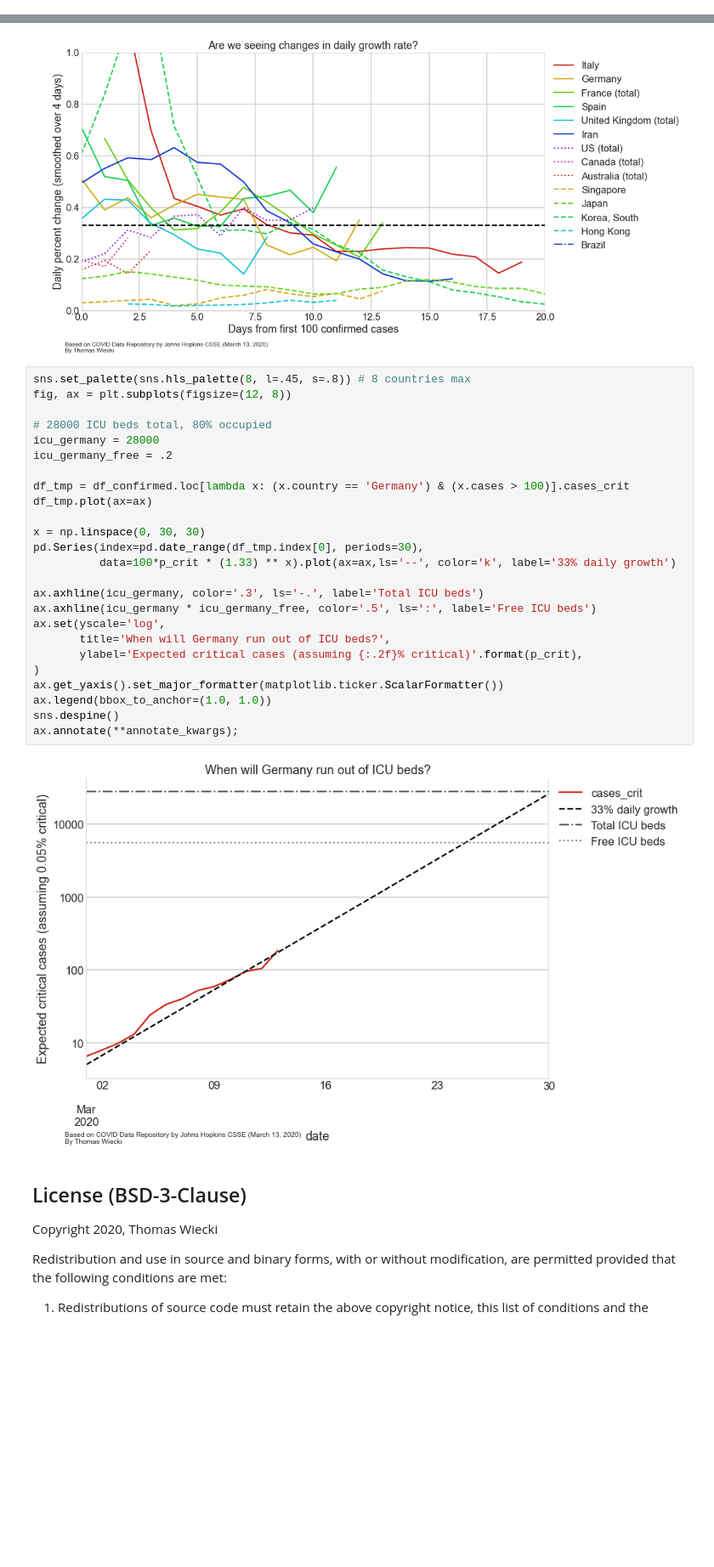
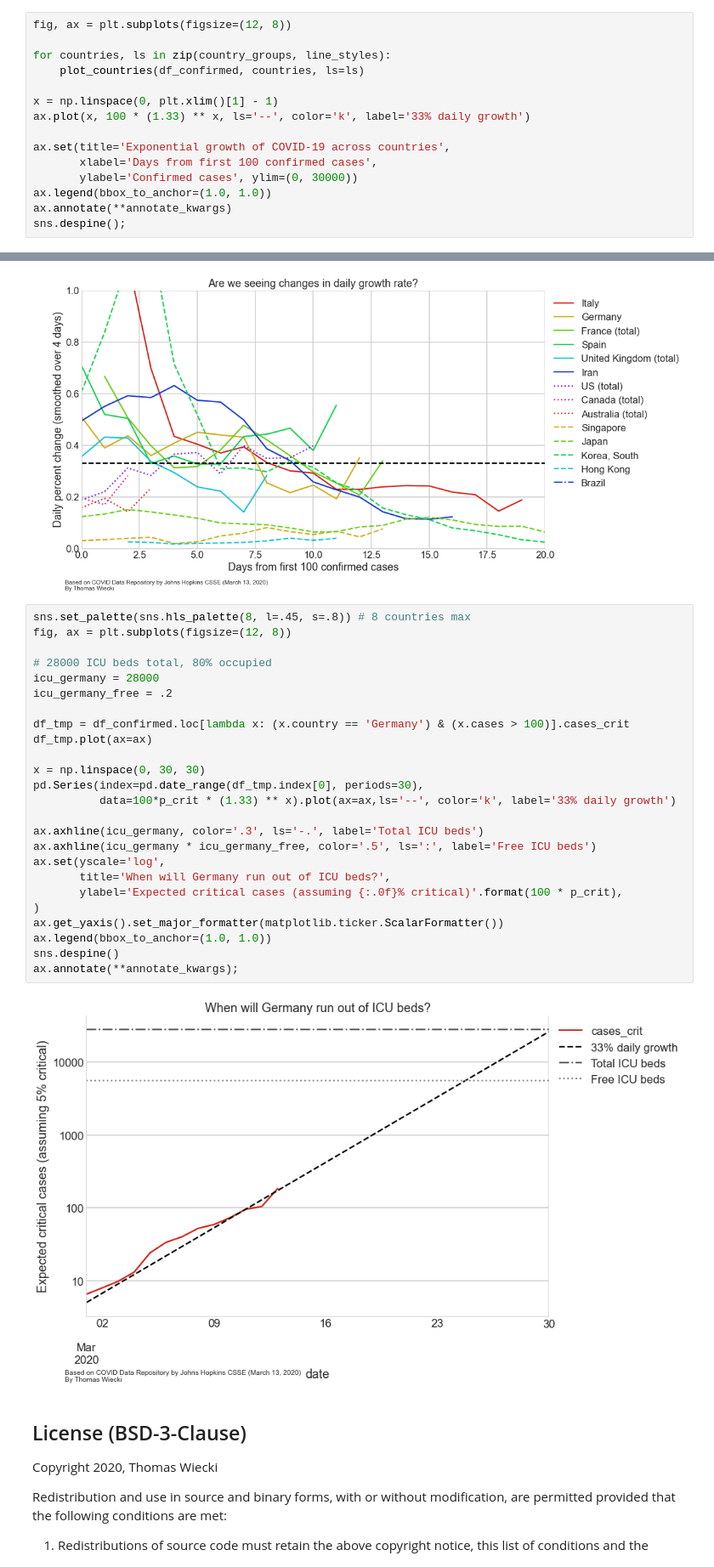
Before and after one commit to twiecki/covid19, a Jupyter notebook: covid19_growth.ipynb, the cells around one changed output, grey strips where cells are left out. Shown: that part at 85% size. Drawn from its saved outputs; the diff is of its cells as text; blank space fills up the shorter version.

Commit message:
Add non-log plot. Fix % of critical cases.

```diff
--- a/covid19_growth.ipynb
+++ b/covid19_growth.ipynb
@@ -126,3 +126,18 @@ ax.annotate(**annotate_kwargs)
 sns.despine();
 # %% [output]
 [figure]
+# %%
+fig, ax = plt.subplots(figsize=(12, 8))
+
+for countries, ls in zip(country_groups, line_styles):
+    plot_countries(df_confirmed, countries, ls=ls)
+
+x = np.linspace(0, plt.xlim()[1] - 1)
+ax.plot(x, 100 * (1.33) ** x, ls='--', color='k', label='33% daily growth')
+
+ax.set(title='Exponential growth of COVID-19 across countries',
+       xlabel='Days from first 100 confirmed cases',
+       ylabel='Confirmed cases', ylim=(0, 30000))
+ax.legend(bbox_to_anchor=(1.0, 1.0))
+ax.annotate(**annotate_kwargs)
+sns.despine();
@@ -163,30 +180,30 @@ ax.annotate(**annotate_kwargs);
 # %%
 sns.set_palette(sns.hls_palette(8, l=.45, s=.8)) # 8 countries max
 fig, ax = plt.subplots(figsize=(12, 8))
 
 # 28000 ICU beds total, 80% occupied
 icu_germany = 28000
 icu_germany_free = .2
 
 df_tmp = df_confirmed.loc[lambda x: (x.country == 'Germany') & (x.cases > 100)].cases_crit
 df_tmp.plot(ax=ax)
 
 x = np.linspace(0, 30, 30)
 pd.Series(index=pd.date_range(df_tmp.index[0], periods=30),
           data=100*p_crit * (1.33) ** x).plot(ax=ax,ls='--', color='k', label='33% daily growth')
 
 ax.axhline(icu_germany, color='.3', ls='-.', label='Total ICU beds')
 ax.axhline(icu_germany * icu_germany_free, color='.5', ls=':', label='Free ICU beds')
 ax.set(yscale='log',
        title='When will Germany run out of ICU beds?',
-       ylabel='Expected critical cases (assuming {:.2f}% critical)'.format(p_crit),
+       ylabel='Expected critical cases (assuming {:.0f}% critical)'.format(100 * p_crit),
 )
 ax.get_yaxis().set_major_formatter(matplotlib.ticker.ScalarFormatter())
 ax.legend(bbox_to_anchor=(1.0, 1.0))
 sns.despine()
 ax.annotate(**annotate_kwargs);
 # %% [output]
-[figure, old version]
+[figure, new version]
 # %% [markdown]
 ## License (BSD-3-Clause)
 
```
Also changed, not shown: parts of 1 cell of this notebook.
